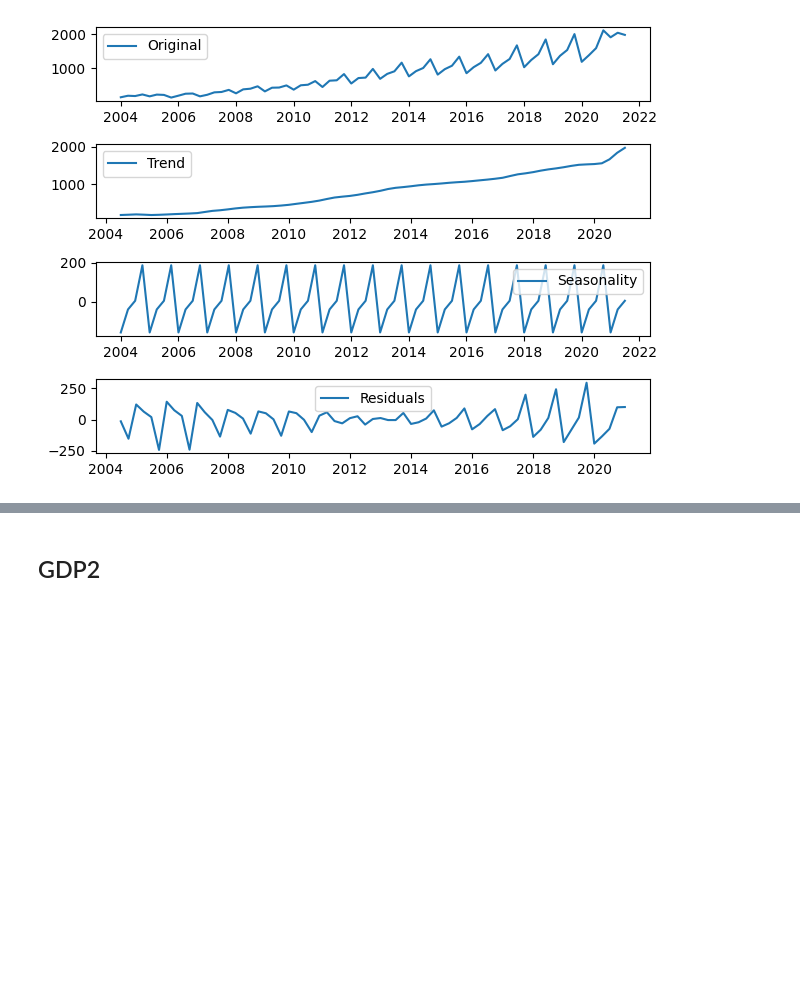
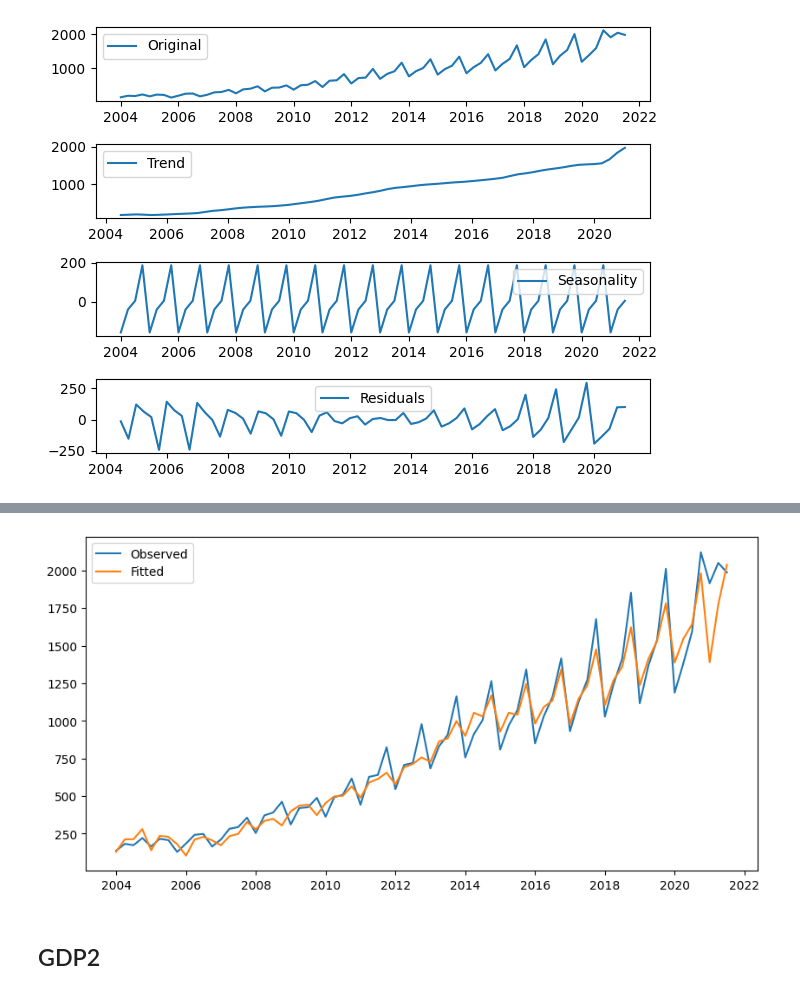
Before and after one commit to khanhtrinh2003/Time-series, a Jupyter notebook: Lesson/gdp.ipynb, the cells around one changed output, grey strips where cells are left out. Cells and saved outputs as stored; diff of their text form; code cells hidden in the pictures; blank space fills up the shorter version.

```diff
--- a/Lesson/gdp.ipynb
+++ b/Lesson/gdp.ipynb
@@ -41,3 +77,13 @@ plt.tight_layout()
+# %%
+model = ExponentialSmoothing(gdp1, trend='add', seasonal='add', seasonal_periods=12)
+fitted_model = model.fit()
+fig, ax = plt.subplots(figsize=(10, 5))
+ax.plot(gdp1.index, gdp1, label='Observed')
+ax.plot(gdp1.index, fitted_model.fittedvalues, label='Fitted')
+ax.legend()
+plt.show()
+# %% [output]
+[figure, added]
 # %% [markdown]
 ## GDP2
 # %%
```
Also changed, not shown: parts of 6 cells of this notebook.
